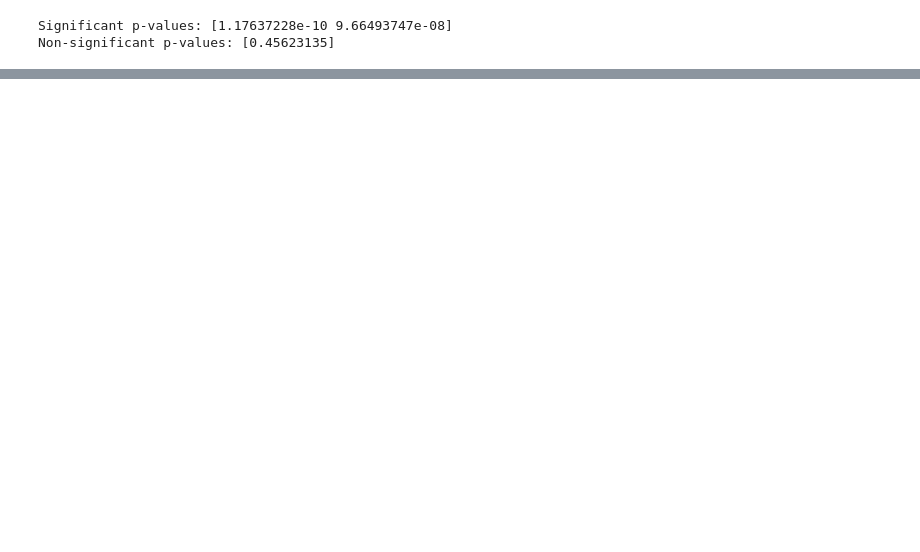
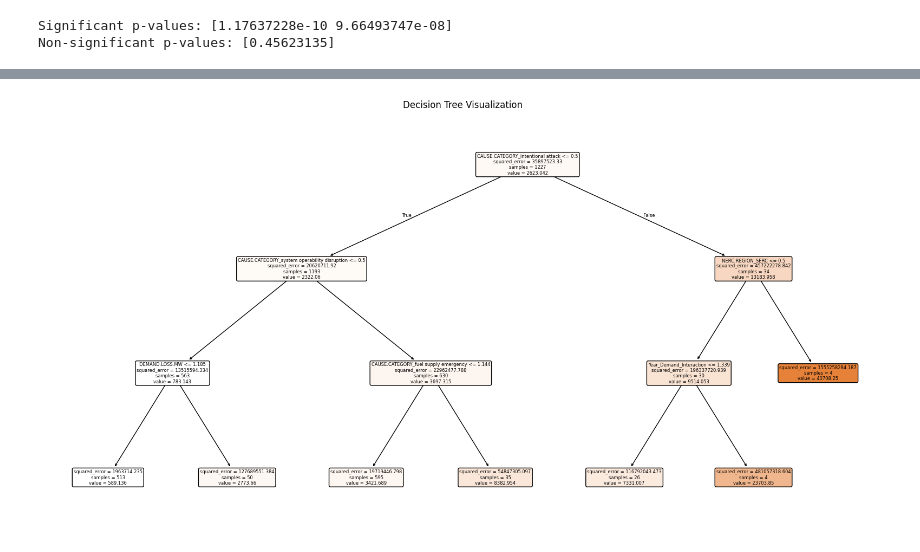
Before and after one commit to keemarice/PowerOutages, a Jupyter notebook: newPortfolio.ipynb, the cells around one changed output, grey strips where cells are left out. Drawn from its saved outputs; the diff is of its cells as text; code cells hidden in the pictures; blank space fills up the shorter version.

```diff
--- a/newPortfolio.ipynb
+++ b/newPortfolio.ipynb
@@ -522,3 +607,82 @@ See the caveats in the documentation: https://pandas.pydata.org/pandas-docs/stab
 # %% [output]
 Significant p-values: [1.17637228e-10 9.66493747e-08]
 Non-significant p-values: [0.45623135]
+# %%
+from sklearn.tree import DecisionTreeRegressor
+from sklearn.model_selection import train_test_split, GridSearchCV
+from sklearn.preprocessing import StandardScaler, QuantileTransformer, OneHotEncoder
+from sklearn.compose import ColumnTransformer
+from sklearn.pipeline import Pipeline
+from sklearn.metrics import mean_squared_error
+import pandas as pd
+import numpy as np
+from sklearn.preprocessing import FunctionTransformer
+
+X = outageClean[['CAUSE.CATEGORY', 'NERC.REGION', 'U.S._STATE', 'YEAR', 'CUSTOMERS.AFFECTED', 'DEMAND.LOSS.MW']]
+y = outageClean['OUTAGE.DURATION']
+
+# use .loc from error message
+X.loc[:, 'YEAR'] = X['YEAR'].fillna(0).astype(int)
+X.loc[:, 'CAUSE.CATEGORY'] = X['CAUSE.CATEGORY'].fillna("Missing")
+X.loc[:, 'NERC.REGION'] = X['NERC.REGION'].fillna("Missing")
+X.loc[:, 'U.S._STATE'] = X['U.S._STATE'].fillna("Missing")
+X.loc[:, 'CUSTOMERS.AFFECTED'] = X['CUSTOMERS.AFFECTED'].fillna(0)
+X.loc[:, 'DEMAND.LOSS.MW'] = X['DEMAND.LOSS.MW'].fillna(0)
+y = y.fillna(y.mean())
+
+X['Year_Demand_Interaction'] = X['YEAR'] * X['DEMAND.LOSS.MW']
+preprocessor = ColumnTransformer(
+    transformers=[
+        ('num', Pipeline(steps=[
+            ('quantile', QuantileTransformer(output_distribution='normal', n_quantiles=100)),
+            ('scaler', StandardScaler())
+        ]), ['CUSTOMERS.AFFECTED', 'DEMAND.LOSS.MW', 'Year_Demand_Interaction']),
+        ('log', Pipeline(steps=[
+            ('log', FunctionTransformer(np.log1p, validate=True)),
+            ('scaler', StandardScaler())
+        ]), ['CUSTOMERS.AFFECTED']),
+        ('cat', OneHotEncoder(drop='first', handle_unknown='ignore'), ['CAUSE.CATEGORY', 'NERC.REGION'])
+    ]
+)
+pipeline = Pipeline(steps=[
+    ('preprocessor', preprocessor),
+    ('regressor', DecisionTreeRegressor(random_state=42))
+])
+X_train, X_test, y_train, y_test = train_test_split(X, y, test_size=0.2, random_state=42)
+
+# hyperparams
+param_grid = {
+    'regressor__max_depth': [3, 5, 10, None],
+    'regressor__min_samples_split': [2, 5, 10],
+    'regressor__min_samples_leaf': [1, 2, 4]
+}
+grid_search = GridSearchCV(pipeline, param_grid, cv=5, scoring='neg_mean_squared_error')
+grid_search.fit(X_train, y_train)
+final_model = grid_search.best_estimator_
+y_pred = final_model.predict(X_test)
+rmse = mean_squared_error(y_test, y_pred, squared=False)
+
+print(f"Root Mean Squared Error (RMSE): {rmse}")
+print(f"Best Parameters: {grid_search.best_params_}")
+
+
+
+from sklearn.tree import plot_tree
+import matplotlib.pyplot as plt
+numeric_features = ['CUSTOMERS.AFFECTED', 'DEMAND.LOSS.MW', 'Year_Demand_Interaction']
+categorical_features = grid_search.best_estimator_.named_steps['preprocessor'].transformers_[2][1].get_feature_names_out(
+    ['CAUSE.CATEGORY', 'NERC.REGION']
+)
+feature_names = list(numeric_features) + list(categorical_features)
+
+final_tree = final_model.named_steps['regressor']
+plt.figure(figsize=(20, 10))
+plot_tree(
+    final_tree,
+    feature_names=feature_names,
+    filled=True,
+    rounded=True
+)
+plt.title("Decision Tree Visualization")
+plt.show()
+# %% [output]
@@ -524,0 +708 @@ Non-significant p-values: [0.45623135]
+[figure, added]
```
Also changed, not shown: parts of 6 cells of this notebook.
